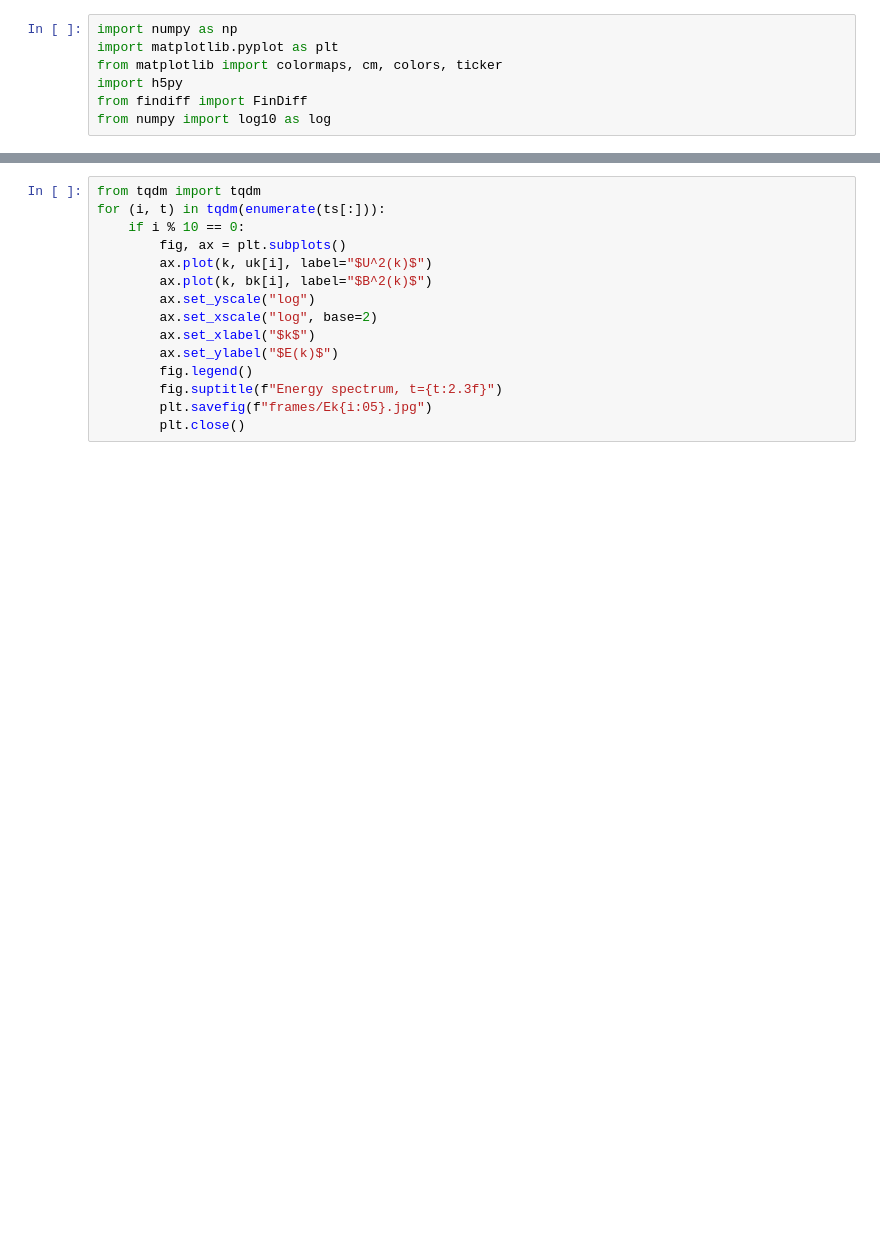
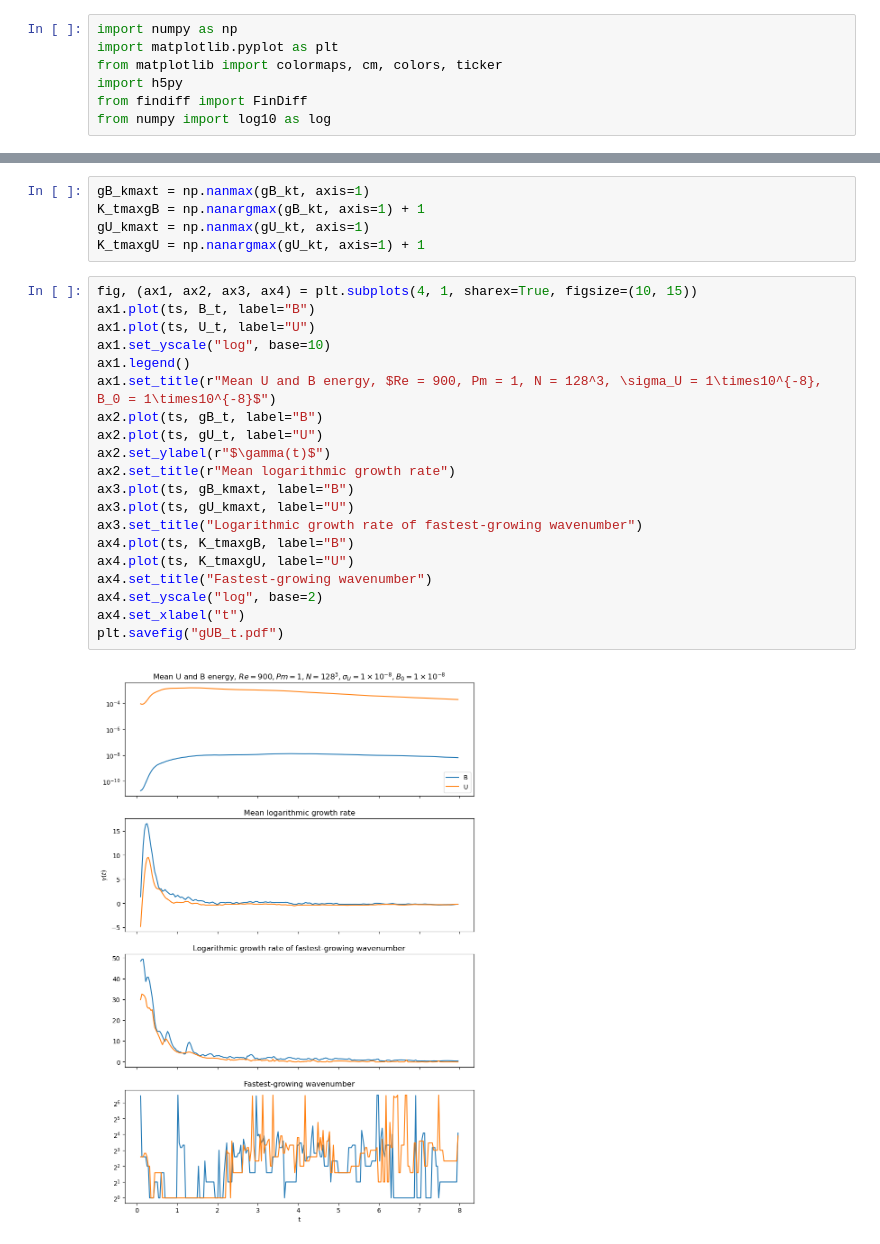
Before and after one commit to ben-goldman/khmhd, a Jupyter notebook: src/plot_gamma_spectrum.ipynb, the cells around one changed output, grey strips where cells are left out. Cells and saved outputs as stored; diff of their text form; blank space fills up the shorter version.

```diff
--- a/src/plot_gamma_spectrum.ipynb
+++ b/src/plot_gamma_spectrum.ipynb
@@ -90,15 +63,27 @@ b_bar.shape
-# %%
-from tqdm import tqdm
-for (i, t) in tqdm(enumerate(ts[:])):
-    if i % 10 == 0:
-        fig, ax = plt.subplots()
-        ax.plot(k, uk[i], label="$U^2(k)$")
-        ax.plot(k, bk[i], label="$B^2(k)$")
-        ax.set_yscale("log")
-        ax.set_xscale("log", base=2)
-        ax.set_xlabel("$k$")
-        ax.set_ylabel("$E(k)$")
-        fig.legend()
-        fig.suptitle(f"Energy spectrum, t={t:2.3f}")
-        plt.savefig(f"frames/Ek{i:05}.jpg")
-        plt.close()
+# %%
+gB_kmaxt = np.nanmax(gB_kt, axis=1)
+K_tmaxgB = np.nanargmax(gB_kt, axis=1) + 1
+gU_kmaxt = np.nanmax(gU_kt, axis=1)
+K_tmaxgU = np.nanargmax(gU_kt, axis=1) + 1
+# %%
+fig, (ax1, ax2, ax3, ax4) = plt.subplots(4, 1, sharex=True, figsize=(10, 15))
+ax1.plot(ts, B_t, label="B")
+ax1.plot(ts, U_t, label="U")
+ax1.set_yscale("log", base=10)
+ax1.legend()
+ax1.set_title(r"Mean U and B energy, $Re = 900, Pm = 1, N = 128^3, \sigma_U = 1\times10^{-8}, B_0 = 1\times10^{-8}$")
+ax2.plot(ts, gB_t, label="B")
+ax2.plot(ts, gU_t, label="U")
+ax2.set_ylabel(r"$\gamma(t)$")
+ax2.set_title(r"Mean logarithmic growth rate")
+ax3.plot(ts, gB_kmaxt, label="B")
+ax3.plot(ts, gU_kmaxt, label="U")
+ax3.set_title("Logarithmic growth rate of fastest-growing wavenumber")
+ax4.plot(ts, K_tmaxgB, label="B")
+ax4.plot(ts, K_tmaxgU, label="U")
+ax4.set_title("Fastest-growing wavenumber")
+ax4.set_yscale("log", base=2)
+ax4.set_xlabel("t")
+plt.savefig("gUB_t.pdf")
+# %% [output]
+[figure, added]
```
Also changed, not shown: parts of 11 cells of this notebook, 6 other files.
